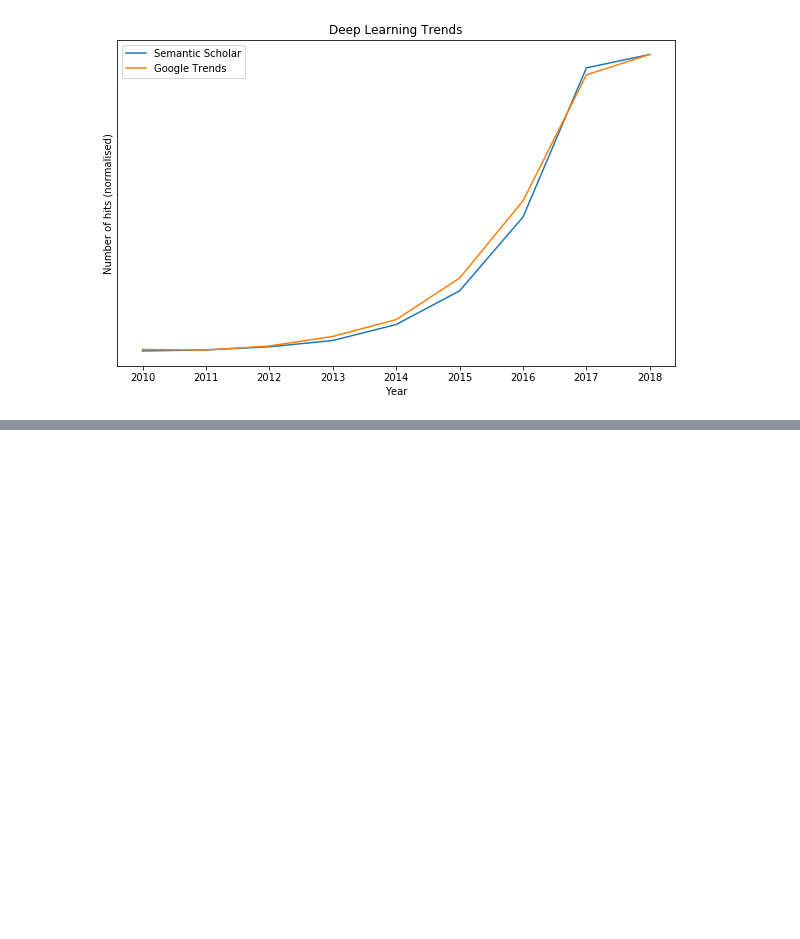
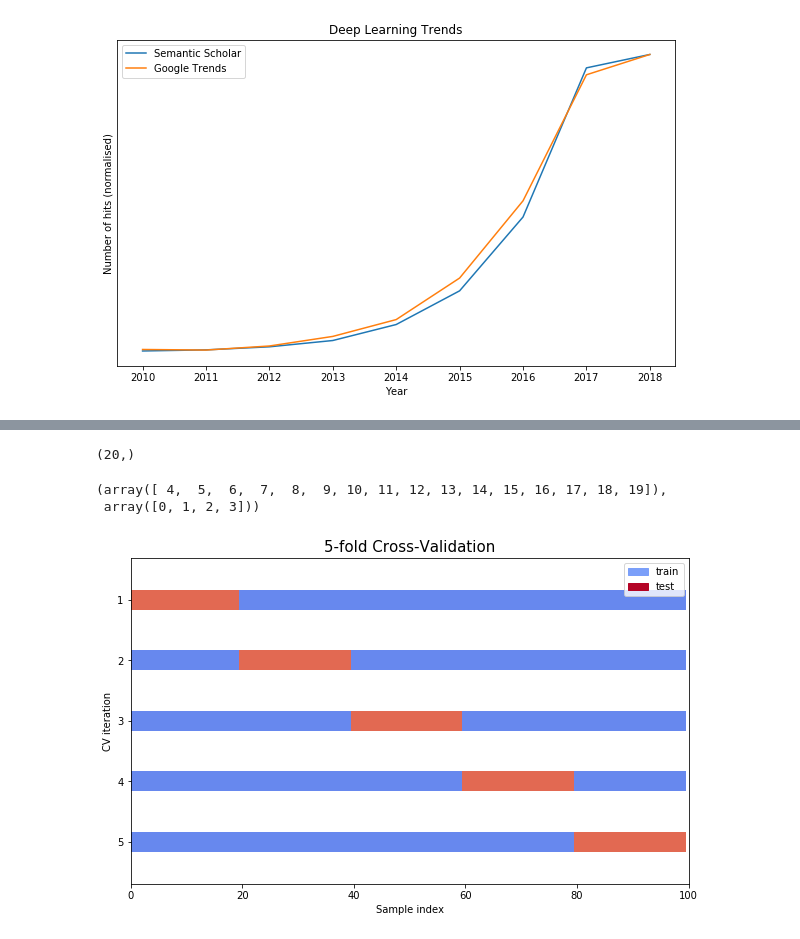
Before and after one commit to jandremarais/TabularLearner, a Jupyter notebook: code/figures.ipynb, the cells around one changed output, grey strips where cells are left out. Cells and saved outputs as stored; diff of their text form; code cells hidden in the pictures; blank space fills up the shorter version.

Commit message:
cv plot

```diff
--- a/code/figures.ipynb
+++ b/code/figures.ipynb
@@ -21,0 +34,28 @@ adult_sample.to_csv('../data/adult_sample.csv', index=None)
+# %%
+kf = KFold(5)
+# %%
+np.array(range(20)).shape
+# %% [output]
+(20,)
+# %%
+next(iter(kf.split(np.array(range(20)))))
+# %% [output]
+(array([ 4,  5,  6,  7,  8,  9, 10, 11, 12, 13, 14, 15, 16, 17, 18, 19]),
+ array([0, 1, 2, 3]))
+# %%
+def plot_cv_indices(cv, X, ax, n_splits, lw=10):
+    for ii, (tr, tt) in enumerate(cv.split(X=X)):
+        indices = np.array([np.nan] * len(X))
+        indices[tt] = 1
+        indices[tr] = 0
+
+        ax.scatter(range(len(indices)), [ii + .5] * len(indices),
+                   c=indices, marker='_', lw=lw, cmap=plt.cm.coolwarm,
+                   vmin=-.2, vmax=1.2)
+
+    yticklabels = np.arange(1,n_splits+1)
+    ax.set(yticks=np.arange(n_splits+2) + .5, yticklabels=yticklabels,
+           xlabel='Sample index', ylabel="CV iteration",
+           ylim=[n_splits+.2, -.2], xlim=[0, 100])
+    ax.set_title('5-fold Cross-Validation', fontsize=15)
+    return ax
@@ -21,0 +64,9 @@ adult_sample.to_csv('../data/adult_sample.csv', index=None)
+# %%
+hand = [mpatches.Patch(color=plt.cm.coolwarm(i+.2), label=sub) for i,sub in enumerate(['train', 'test'])]
+# %%
+fig, ax = plt.subplots(figsize=(10,6))
+plot_cv_indices(kf, np.array(range(100)), ax, 5, lw=20)
+ax.legend(handles=hand)
+plt.savefig('../writing/figures/cv.pdf', bbox_inches='tight')
+# %% [output]
+[figure, added]
```
Also changed, not shown: parts of 7 cells of this notebook, 8 other files.
